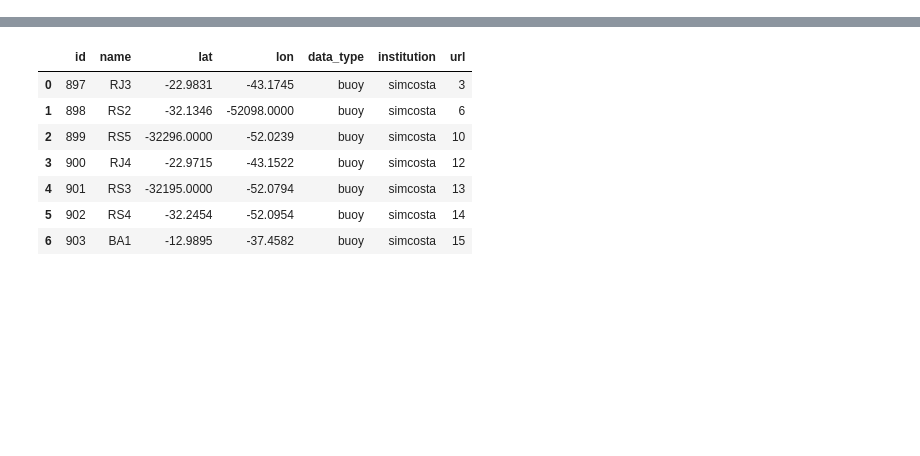
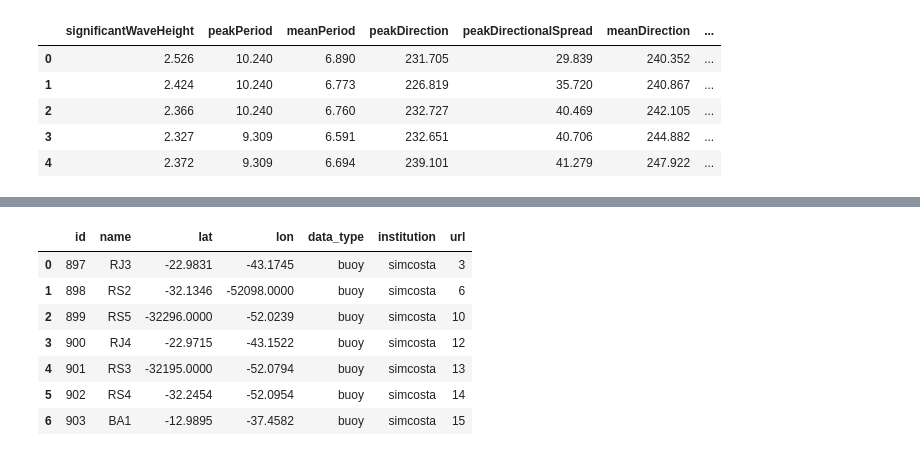
Before and after one commit to soutobias/oceanoobsbrasil, a Jupyter notebook: notebooks/pnboia.ipynb, the cells around one changed output, grey strips where cells are left out. Saved outputs shown, nothing was run; the diff lists cells and outputs as text; code cells hidden in the pictures; blank space fills up the shorter version.

```diff
--- a/notebooks/pnboia.ipynb
+++ b/notebooks/pnboia.ipynb
@@ -26,0 +101,31 @@ p = Pnboia()
+# %%
+start_date = (datetime.utcnow() - timedelta(days=3)).strftime('%Y-%m-%d')
+end_date = (datetime.utcnow() + timedelta(days=1)).strftime('%Y-%m-%d')
+# %%
+spt_data = s.spotters[15].grab_data(
+    limit=100,
+    start_date=start_date,
+    end_date=end_date,
+    include_track=True,
+    include_wind=True,
+    include_surface_temp_data=True,
+    include_frequency_data=False,
+    include_directional_moments=True
+)
+# %%
+format_date = '%Y-%m-%dT%H:%M:%S.000Z'
+wind = pd.json_normalize(spt_data, record_path=['wind'], meta=['spotterId'])
+wind.loc[:,'timestamp'] = pd.to_datetime(wind.loc[:,'timestamp'], format = format_date)
+wave = pd.json_normalize(spt_data, record_path=['waves'], meta=['spotterId'])
+wave.loc[:,'timestamp'] = pd.to_datetime(wave.loc[:,'timestamp'], format=format_date)
+sst = pd.json_normalize(spt_data, record_path=['surfaceTemp'], meta=['spotterId'])
+sst.loc[:,'timestamp'] = pd.to_datetime(sst.loc[:,'timestamp'], format = format_date)
+# %%
+wave.head()
+# %% [output]
+|  | significantWaveHeight | peakPeriod | meanPeriod | peakDirection | peakDirectionalSpread | meanDirection | ... |
+| 0 | 2.526 | 10.240 | 6.890 | 231.705 | 29.839 | 240.352 | ... |
+| 1 | 2.424 | 10.240 | 6.773 | 226.819 | 35.720 | 240.867 | ... |
+| 2 | 2.366 | 10.240 | 6.760 | 232.727 | 40.469 | 242.105 | ... |
+| 3 | 2.327 | 9.309 | 6.591 | 232.651 | 40.706 | 244.882 | ... |
+| 4 | 2.372 | 9.309 | 6.694 | 239.101 | 41.279 | 247.922 | ... |
```
Also changed, not shown: parts of 9 cells of this notebook, 1 other file.
